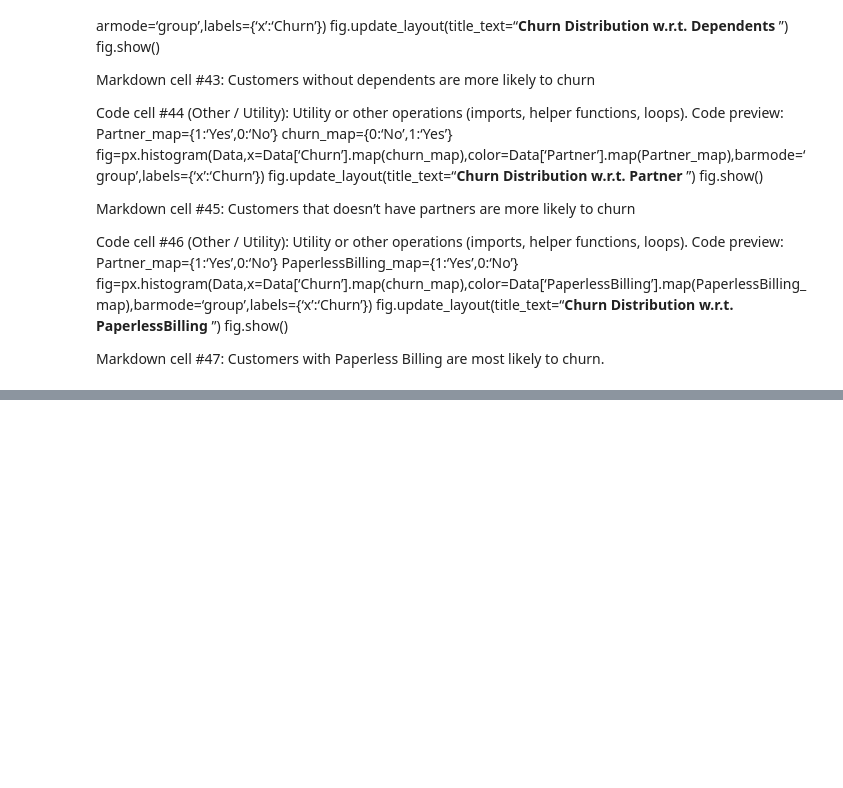
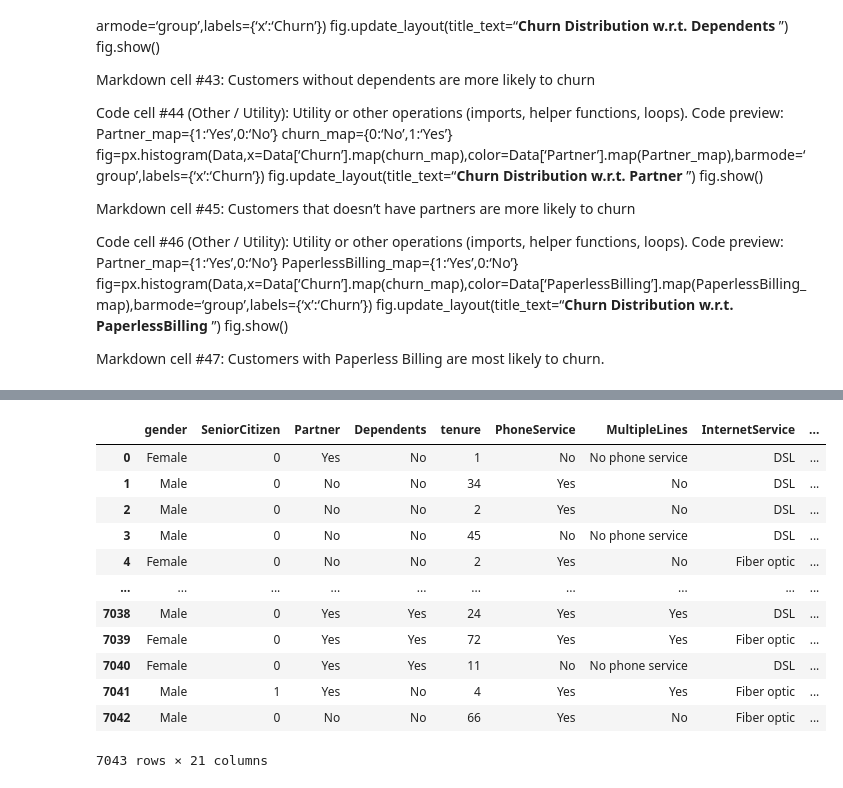
Before and after one commit to nhahub/NHA-010, a Jupyter notebook: notebooks/data_preprocessing.ipynb, the cells around one changed output, grey strips where cells are left out. Drawn from its saved outputs; the diff is of its cells as text; code cells hidden in the pictures; blank space fills up the shorter version.

```diff
--- a/notebooks/data_preprocessing.ipynb
+++ b/notebooks/data_preprocessing.ipynb
@@ -805,0 +827,25 @@ churn.
+# %%
+# Create an annual categorical variable from the variable Tenure
+
+new_features.loc[(new_features["tenure"]>=0) & (new_features["tenure"]<=12),"NEW_TENURE_YEAR"] = "0-1 Year"
+new_features.loc[(new_features["tenure"]>12) & (new_features["tenure"]<=24),"NEW_TENURE_YEAR"] = "1-2 Year"
+new_features.loc[(new_features["tenure"]>24) & (new_features["tenure"]<=36),"NEW_TENURE_YEAR"] = "2-3 Year"
+new_features.loc[(new_features["tenure"]>36) & (new_features["tenure"]<=48),"NEW_TENURE_YEAR"] = "3-4 Year"
+new_features.loc[(new_features["tenure"]>48) & (new_features["tenure"]<=60),"NEW_TENURE_YEAR"] = "4-5 Year"
+new_features.loc[(new_features["tenure"]>60) & (new_features["tenure"]<=72),"NEW_TENURE_YEAR"] = "5-6 Year"
+# %%
+new_features
+# %% [output]
+|  | gender | SeniorCitizen | Partner | Dependents | tenure | PhoneService | MultipleLines | InternetService | ... |
+| 0 | Female | 0 | Yes | No | 1 | No | No phone service | DSL | ... |
+| 1 | Male | 0 | No | No | 34 | Yes | No | DSL | ... |
+| 2 | Male | 0 | No | No | 2 | Yes | No | DSL | ... |
+| 3 | Male | 0 | No | No | 45 | No | No phone service | DSL | ... |
+| 4 | Female | 0 | No | No | 2 | Yes | No | Fiber optic | ... |
+| ... | ... | ... | ... | ... | ... | ... | ... | ... | ... |
+| 7038 | Male | 0 | Yes | Yes | 24 | Yes | Yes | DSL | ... |
+| 7039 | Female | 0 | Yes | Yes | 72 | Yes | Yes | Fiber optic | ... |
+| 7040 | Female | 0 | Yes | Yes | 11 | No | No phone service | DSL | ... |
+| 7041 | Male | 1 | Yes | No | 4 | Yes | Yes | Fiber optic | ... |
+| 7042 | Male | 0 | No | No | 66 | Yes | No | Fiber optic | ... |
+7043 rows × 21 columns
```
Also changed, not shown: parts of 23 cells of this notebook, 1 other file.
